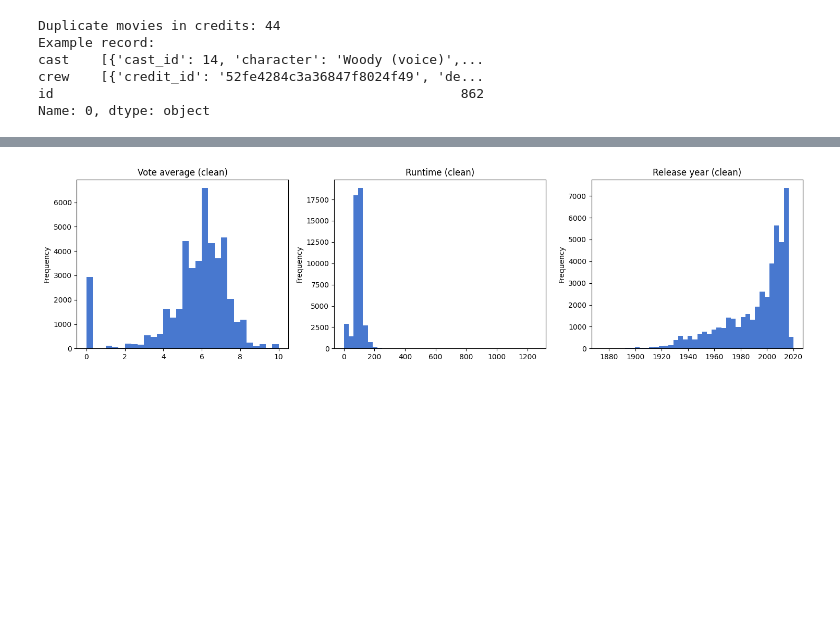
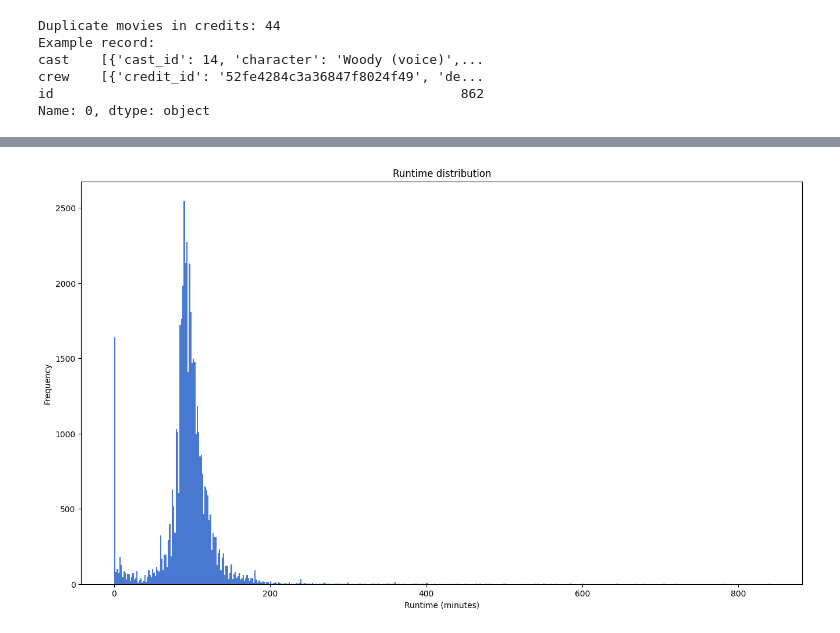
Before and after one commit to liangjizhu/ex3_VeryLargeDatabases, a Jupyter notebook: app/eda_movies.ipynb, the cells around one changed output, grey strips where cells are left out. Cells and saved outputs as stored; diff of their text form; code cells hidden in the pictures; blank space fills up the shorter version.

```diff
--- a/app/eda_movies.ipynb
+++ b/app/eda_movies.ipynb
@@ -264,0 +1209,4 @@ Vote averages should stay around 6–7 as in TMDB data, runtimes should have a c
+# %%
+movies = pd.read_csv(os.path.join(clean_dir, "movies_metadata_clean.csv"))
+links = pd.read_csv(os.path.join(clean_dir, "links_clean.csv"))
+ratings = pd.read_csv(os.path.join(clean_dir, "ratings_clean.csv"), nrows=500_000)  # sample
@@ -264,0 +1232,10 @@ Vote averages should stay around 6–7 as in TMDB data, runtimes should have a c
+# %%
+movies["release_date"] = pd.to_datetime(movies["release_date"], errors="coerce")
+movies["year"] = movies["release_date"].dt.year
+
+plt.figure(figsize=(8,4))
+sns.histplot(movies["year"], bins=50, color="steelblue")
+plt.title("Number of films per year (clean data)")
+plt.xlabel("Release year")
+plt.ylabel("Number of films")
+plt.show()
@@ -265,16 +1337,8 @@ Vote averages should stay around 6–7 as in TMDB data, runtimes should have a c
 # %%
-fig, axes = plt.subplots(1, 3, figsize=(15, 4))
-
-movies_clean["vote_average"].dropna().plot(kind="hist", bins=30, ax=axes[0])
-axes[0].set_title("Vote average (clean)")
-
-movies_clean["runtime"].dropna().plot(kind="hist", bins=40, ax=axes[1])
-axes[1].set_title("Runtime (clean)")
-
-pd.to_datetime(movies_clean["release_date"], errors="coerce").dt.year.dropna().plot(kind="hist", bins=40, ax=axes[2])
-axes[2].set_title("Release year (clean)")
-
-plt.tight_layout()
+movies["runtime"].dropna().plot(kind="hist", bins=500, figsize=(16,9))
+plt.title("Runtime distribution")
+plt.xlabel("Runtime (minutes)")
+plt.ylabel("Frequency")
 plt.show()
 # %% [output]
-[figure, old version]
+[figure, new version]
```
Also changed, not shown: parts of 97 cells of this notebook, 6 other files.
